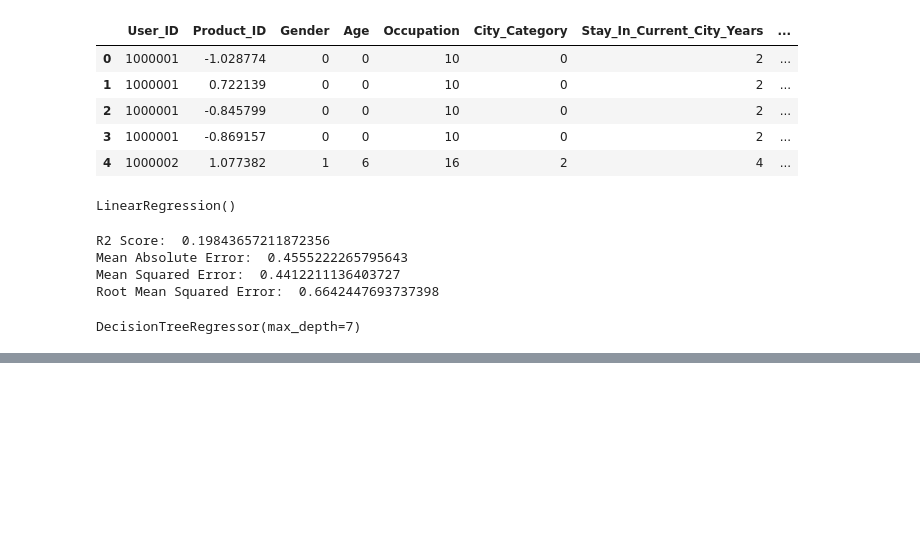
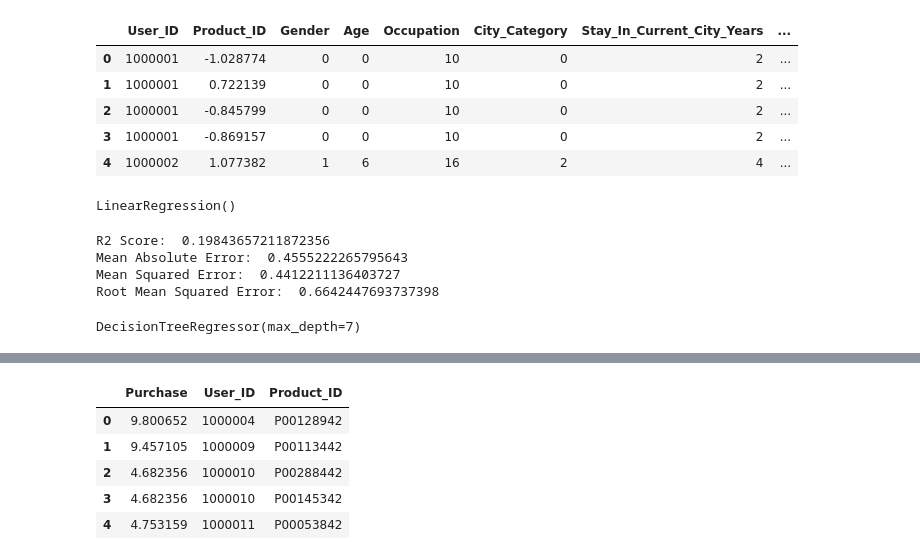
Before and after one commit to anna-jones/Black-Friday-Sale-Prediction, a Jupyter notebook: code.ipynb, the cells around one changed output, grey strips where cells are left out. Cells and saved outputs as stored; diff of their text form; code cells hidden in the pictures; blank space fills up the shorter version.

```diff
--- a/code.ipynb
+++ b/code.ipynb
@@ -225,0 +286,3 @@ Root Mean Squared Error:  0.37524467867607436
+# %%
+df_test["Product_Category_2"] = df_test["Product_Category_2"].fillna(df_test["Product_Category_2"].mean())
+df_test.isnull().sum()
@@ -225,0 +301,8 @@ Root Mean Squared Error:  0.37524467867607436
+# %%
+encode_columns = ["Gender", "Age", "City_Category"]
+lencoder = LabelEncoder()
+for i in encode_columns:
+    df_test[i] = lencoder.fit_transform(df_test[i])
+
+df_test["Stay_In_Current_City_Years"] = df_test["Stay_In_Current_City_Years"].replace("4+","4")
+df_test["Stay_In_Current_City_Years"] = df_test["Stay_In_Current_City_Years"].astype(int)
@@ -225,0 +317,3 @@ Root Mean Squared Error:  0.37524467867607436
+# %%
+final_predictions = Rmf.predict(df_test.values)
+final_predictions.shape
@@ -225,0 +322,4 @@ Root Mean Squared Error:  0.37524467867607436
+# %%
+frame = pd.read_csv("test.csv")
+ID_info = frame[["User_ID", "Product_ID"]]
+ID_info.head()
@@ -225,0 +333,12 @@ Root Mean Squared Error:  0.37524467867607436
+# %%
+predicted = pd.DataFrame(final_predictions, columns = ["Purchase"])
+predicted["User_ID"] = ID_info["User_ID"]
+predicted["Product_ID"] = ID_info["Product_ID"]
+predicted.head()
+# %% [output]
+|  | Purchase | User_ID | Product_ID |
+| 0 | 9.800652 | 1000004 | P00128942 |
+| 1 | 9.457105 | 1000009 | P00113442 |
+| 2 | 4.682356 | 1000010 | P00288442 |
+| 3 | 4.682356 | 1000010 | P00145342 |
+| 4 | 4.753159 | 1000011 | P00053842 |
```
Also changed, not shown: parts of 11 cells of this notebook.
